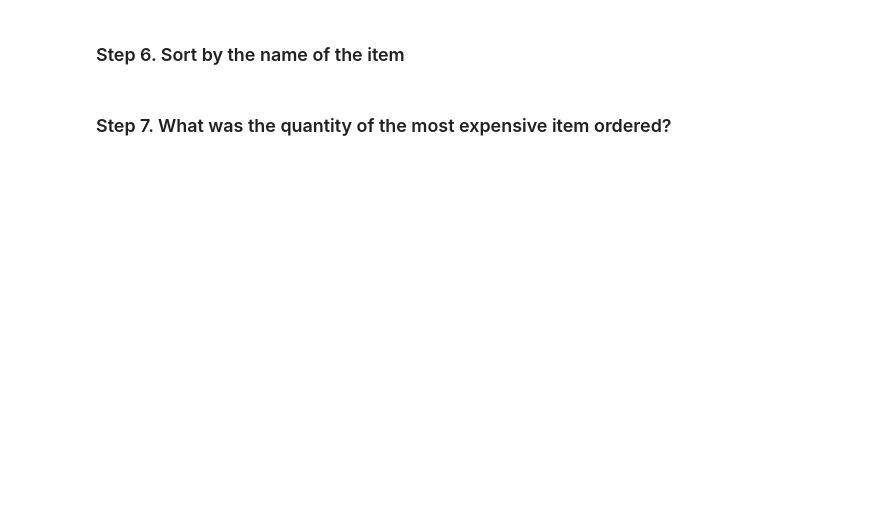
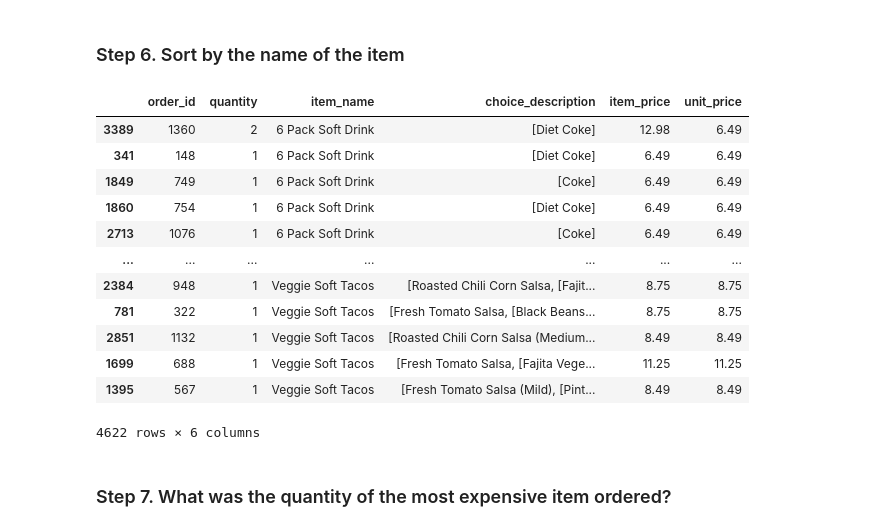
Before and after one commit to hichamsergi/Hacker-Rank, a Jupyter notebook: Pandas_exercise/MACRO.ipynb, the cells around one changed output. Cells and saved outputs as stored; diff of their text form; code cells hidden in the pictures; blank space fills up the shorter version.

```diff
--- a/Pandas_exercise/MACRO.ipynb
+++ b/Pandas_exercise/MACRO.ipynb
@@ -194,5 +364,11 @@ chipo['item_name'].nunique()
 # 02_Filtering & Sorting
 # %% [markdown]
 ### Step 2. Import the dataset from this [address](https://raw.githubusercontent.com/justmarkham/DAT8/master/data/chipotle.tsv).
+# %%
+url = "https://raw.githubusercontent.com/justmarkham/DAT8/master/data/chipotle.tsv"
 # %% [markdown]
 ### Step 3. Assign it to a variable called chipo.
+# %%
+chipo = pd.read_csv(url, sep="\t")
+
+chipo.head()
@@ -199,2 +382,11 @@ chipo['item_name'].nunique()
 # %% [markdown]
 ### Step 4. How many products cost more than $10.00?
+# %%
+#Para poder calcular lo que nos piden, primero debemos normalizar la columna "item_price":
+chipo["item_price"] = chipo["item_price"].str.replace("$", "").astype("float")
+# %%
+#Que supone el precio de un producto? ##Supone el coste del pedido, entre la cantidad.
+#Como puedo saber el precio unitario del pedido? ##Generando una columna nueva.
+chipo["unit_price"] = chipo["item_price"] / chipo["quantity"]
+
+chipo["item_name"].loc[ chipo["unit_price"] > 10].nunique()
@@ -204,4 +414,20 @@ chipo['item_name'].nunique()
 # %% [markdown]
 ### Step 6. Sort by the name of the item
+# %%
+chipo.sort_values("item_name")
+# %% [output]
+|  | order_id | quantity | item_name | choice_description | item_price | unit_price |
+| 3389 | 1360 | 2 | 6 Pack Soft Drink | [Diet Coke] | 12.98 | 6.49 |
+| 341 | 148 | 1 | 6 Pack Soft Drink | [Diet Coke] | 6.49 | 6.49 |
+| 1849 | 749 | 1 | 6 Pack Soft Drink | [Coke] | 6.49 | 6.49 |
+| 1860 | 754 | 1 | 6 Pack Soft Drink | [Diet Coke] | 6.49 | 6.49 |
+| 2713 | 1076 | 1 | 6 Pack Soft Drink | [Coke] | 6.49 | 6.49 |
+| ... | ... | ... | ... | ... | ... | ... |
+| 2384 | 948 | 1 | Veggie Soft Tacos | [Roasted Chili Corn Salsa, [Fajit... | 8.75 | 8.75 |
+| 781 | 322 | 1 | Veggie Soft Tacos | [Fresh Tomato Salsa, [Black Beans... | 8.75 | 8.75 |
+| 2851 | 1132 | 1 | Veggie Soft Tacos | [Roasted Chili Corn Salsa (Medium... | 8.49 | 8.49 |
+| 1699 | 688 | 1 | Veggie Soft Tacos | [Fresh Tomato Salsa, [Fajita Vege... | 11.25 | 11.25 |
+| 1395 | 567 | 1 | Veggie Soft Tacos | [Fresh Tomato Salsa (Mild), [Pint... | 8.49 | 8.49 |
+4622 rows × 6 columns
 # %% [markdown]
 ### Step 7. What was the quantity of the most expensive item ordered?
```
Also changed, not shown: parts of 24 cells of this notebook.
